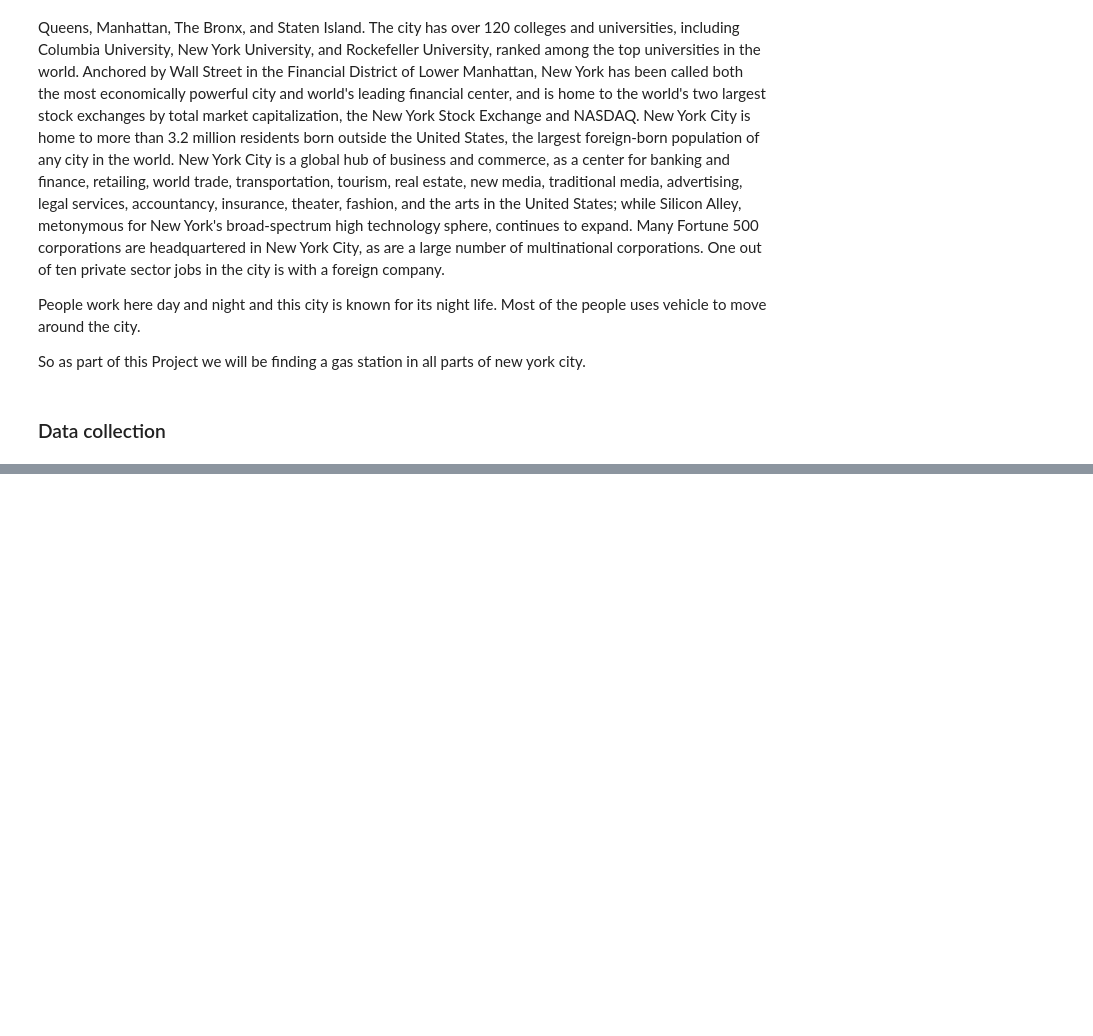
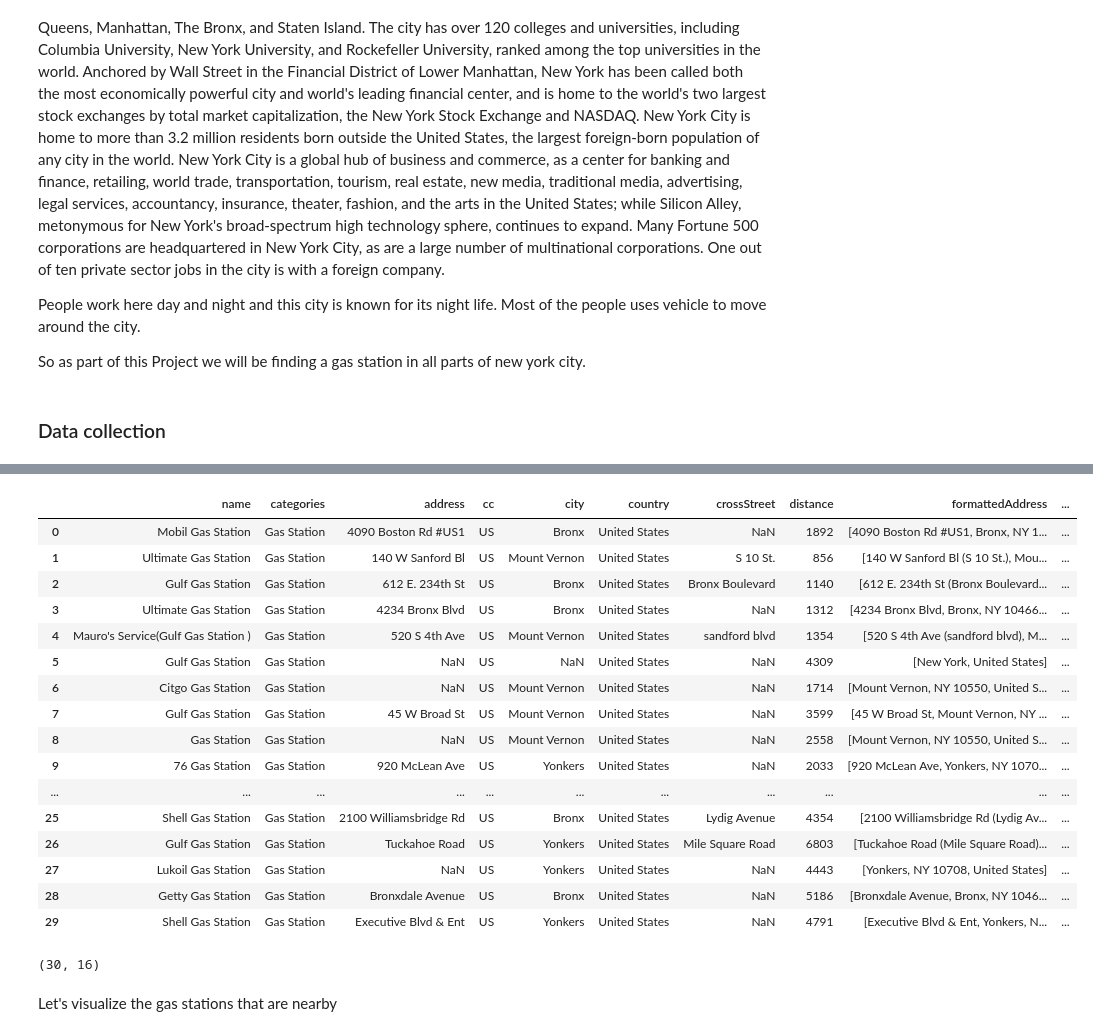
Before and after one commit to saraswati786/github-example, a Jupyter notebook: Capstone Project - week 4-5.ipynb, the cells around one changed output, grey strips where cells are left out. Cells and saved outputs as stored; diff of their text form; code cells hidden in the pictures; blank space fills up the shorter version.

```diff
--- a/Capstone Project - week 4-5.ipynb
+++ b/Capstone Project - week 4-5.ipynb
@@ -31,0 +224,3 @@ ValueError: No tables found
+# %%
+results = requests.get(url).json()
+results
@@ -31,0 +245,8 @@ ValueError: No tables found
+# %%
+# assign relevant part of JSON to venues
+from pandas.io.json import json_normalize
+venues = results['response']['venues']
+
+# tranform venues into a dataframe
+dataframe = json_normalize(venues)
+dataframe.head()
@@ -31,0 +260,48 @@ ValueError: No tables found
+# %%
+# keep only columns that include venue name, and anything that is associated with location
+filtered_columns = ['name', 'categories'] + [col for col in dataframe.columns if col.startswith('location.')] + ['id']
+dataframe_filtered = dataframe.loc[:, filtered_columns]
+
+# function that extracts the category of the venue
+def get_category_type(row):
+    try:
+        categories_list = row['categories']
+    except:
+        categories_list = row['venue.categories']
+
+    if len(categories_list) == 0:
+        return None
+    else:
+        return categories_list[0]['name']
+
+# filter the category for each row
+dataframe_filtered['categories'] = dataframe_filtered.apply(get_category_type, axis=1)
+
+# clean column names by keeping only last term
+dataframe_filtered.columns = [column.split('.')[-1] for column in dataframe_filtered.columns]
+
+dataframe_filtered
+# %% [output]
+|  | name | categories | address | cc | city | country | crossStreet | distance | formattedAddress | ... |
+| 0 | Mobil Gas Station | Gas Station | 4090 Boston Rd #US1 | US | Bronx | United States | NaN | 1892 | [4090 Boston Rd #US1, Bronx, NY 1... | ... |
+| 1 | Ultimate Gas Station | Gas Station | 140 W Sanford Bl | US | Mount Vernon | United States | S 10 St. | 856 | [140 W Sanford Bl (S 10 St.), Mou... | ... |
+| 2 | Gulf Gas Station | Gas Station | 612 E. 234th St | US | Bronx | United States | Bronx Boulevard | 1140 | [612 E. 234th St (Bronx Boulevard... | ... |
+| 3 | Ultimate Gas Station | Gas Station | 4234 Bronx Blvd | US | Bronx | United States | NaN | 1312 | [4234 Bronx Blvd, Bronx, NY 10466... | ... |
+| 4 | Mauro's Service(Gulf Gas Station ) | Gas Station | 520 S 4th Ave | US | Mount Vernon | United States | sandford blvd | 1354 | [520 S 4th Ave (sandford blvd), M... | ... |
+| 5 | Gulf Gas Station | Gas Station | NaN | US | NaN | United States | NaN | 4309 | [New York, United States] | ... |
+| 6 | Citgo Gas Station | Gas Station | NaN | US | Mount Vernon | United States | NaN | 1714 | [Mount Vernon, NY 10550, United S... | ... |
+| 7 | Gulf Gas Station | Gas Station | 45 W Broad St | US | Mount Vernon | United States | NaN | 3599 | [45 W Broad St, Mount Vernon, NY ... | ... |
+| 8 | Gas Station | Gas Station | NaN | US | Mount Vernon | United States | NaN | 2558 | [Mount Vernon, NY 10550, United S... | ... |
+| 9 | 76 Gas Station | Gas Station | 920 McLean Ave | US | Yonkers | United States | NaN | 2033 | [920 McLean Ave, Yonkers, NY 1070... | ... |
+| ... | ... | ... | ... | ... | ... | ... | ... | ... | ... | ... |
+| 25 | Shell Gas Station | Gas Station | 2100 Williamsbridge Rd | US | Bronx | United States | Lydig Avenue | 4354 | [2100 Williamsbridge Rd (Lydig Av... | ... |
+| 26 | Gulf Gas Station | Gas Station | Tuckahoe Road | US | Yonkers | United States | Mile Square Road | 6803 | [Tuckahoe Road (Mile Square Road)... | ... |
+| 27 | Lukoil Gas Station | Gas Station | NaN | US | Yonkers | United States | NaN | 4443 | [Yonkers, NY 10708, United States] | ... |
+| 28 | Getty Gas Station | Gas Station | Bronxdale Avenue | US | Bronx | United States | NaN | 5186 | [Bronxdale Avenue, Bronx, NY 1046... | ... |
+| 29 | Shell Gas Station | Gas Station | Executive Blvd & Ent | US | Yonkers | United States | NaN | 4791 | [Executive Blvd & Ent, Yonkers, N... | ... |
+# %%
+dataframe_filtered.shape
+# %% [output]
+(30, 16)
+# %% [markdown]
+Let's visualize the gas stations that are nearby
```
Also changed, not shown: parts of 36 cells of this notebook.
